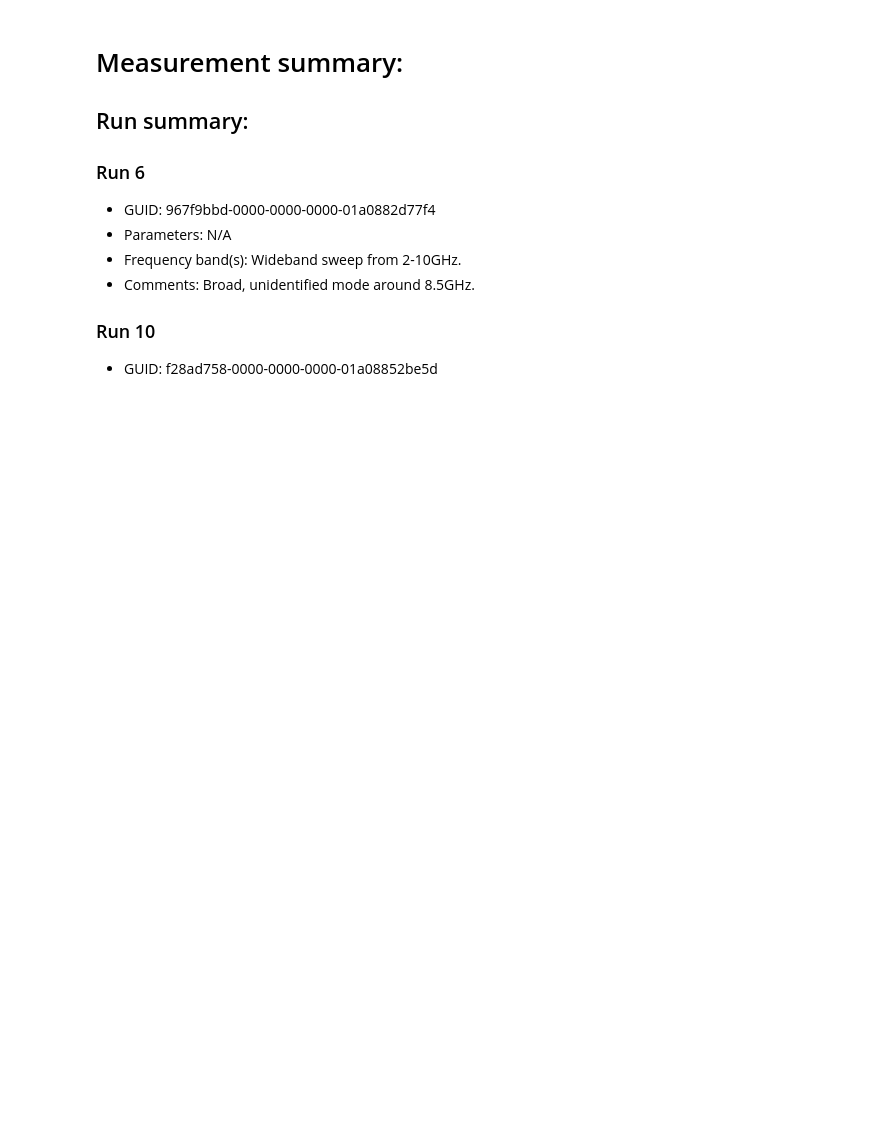
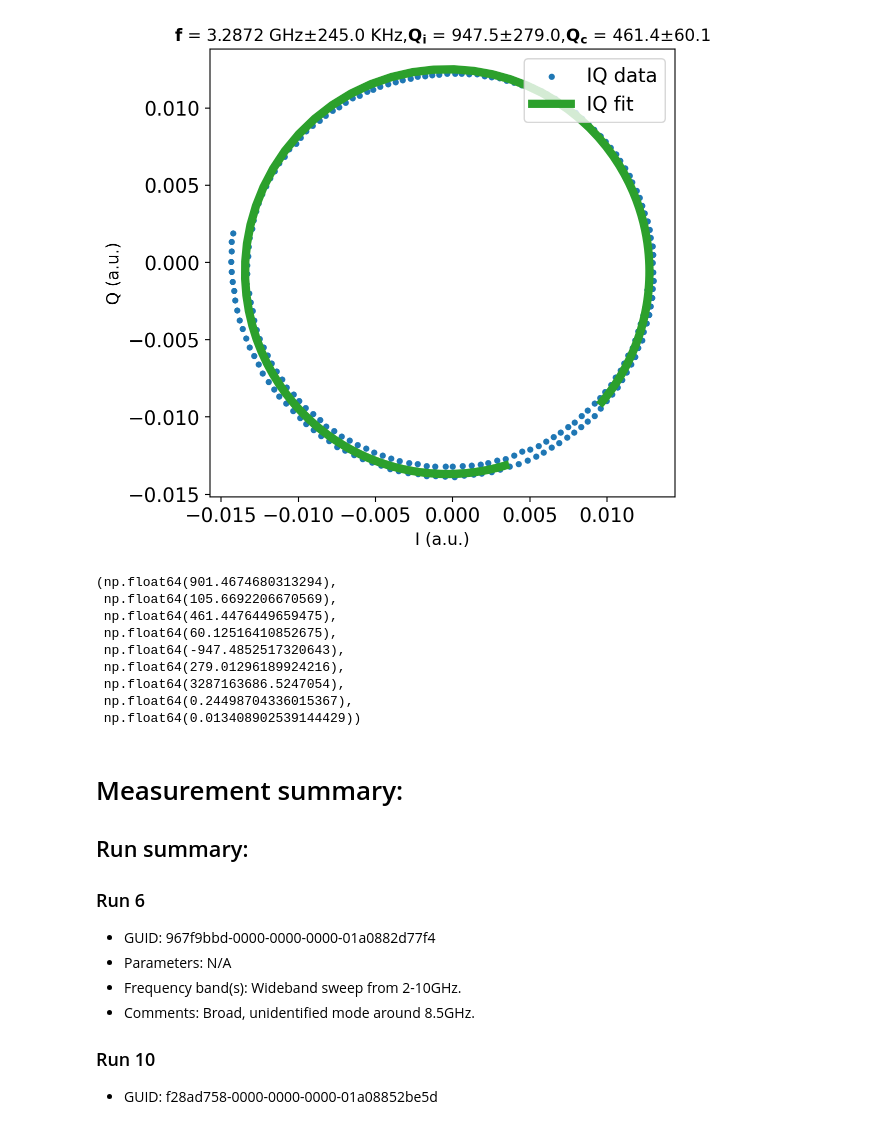
Before and after one commit to eseyetea/2d-sensing, a Jupyter notebook: 2d-sensing/src/analysis/analysis - Copy.ipynb, the cells around one changed output. Saved outputs shown, nothing was run; the diff lists cells and outputs as text; code cells hidden in the pictures; blank space fills up the shorter version.

```diff
--- a/2d-sensing/src/measurement/analysis.ipynb
+++ b/2d-sensing/src/analysis/analysis - Copy.ipynb
@@ -20,0 +104,26 @@ import time
+# %%
+def load_band_2d(ds, name):
+    """Return (gate [n], freq [m], s21 [n, m]) for one band."""
+    d = ds.get_parameter_data(f"{name}_real", f"{name}_imag")
+    re_block, im_block = d[f"{name}_real"], d[f"{name}_imag"]
+
+    gate = re_block["gate"][:, 0]              # setpoint name; see note below
+    freq = re_block[f"{name}_freq"][0, :]      # identical for every row
+    s21 = re_block[f"{name}_real"] + 1j * im_block[f"{name}_imag"]
+    return gate, freq, s21
+
+def segment_freq_sweep(freq,s21,segment):
+    if segment is not None:
+            f_lo, f_hi = sorted(segment)
+            mask = (freq >= f_lo) & (freq <= f_hi)
+            if not mask.any():
+                raise ValueError(
+                    f"segment ({f_lo:.4g}, {f_hi:.4g}) Hz is outside the sweep "
+                    f"range {freq.min():.4g}–{freq.max():.4g} Hz"
+                )
+            freq = freq[mask]
+            s21 = s21[:, mask]
+    return freq, s21
+
+def neg_lorentzian(f, f0, fwhm, depth, offset):
+    return offset - depth / (1.0 + ((f - f0) / (0.5 * fwhm)) ** 2)
@@ -20,0 +287,13 @@ import time
+# %%
+circle_fit(seg_freq,np.real(seg_s21[1]),np.imag(seg_s21[0]),power=-80)
+# %% [output]
+[figure, added]
+(np.float64(901.4674680313294),
+ np.float64(105.6692206670569),
+ np.float64(461.4476449659475),
+ np.float64(60.12516410852675),
+ np.float64(-947.4852517320643),
+ np.float64(279.01296189924216),
+ np.float64(3287163686.5247054),
+ np.float64(0.24498704336015367),
+ np.float64(0.013408902539144429))
```
Also changed, not shown: parts of 21 cells of this notebook, 18 other files.
